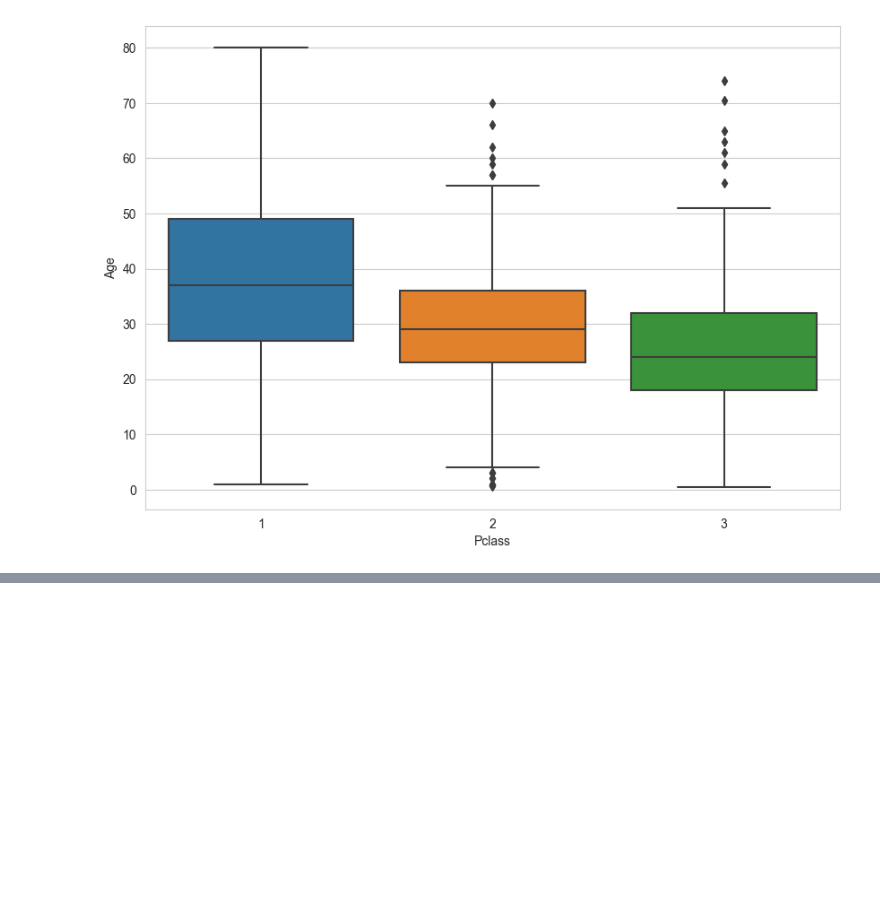
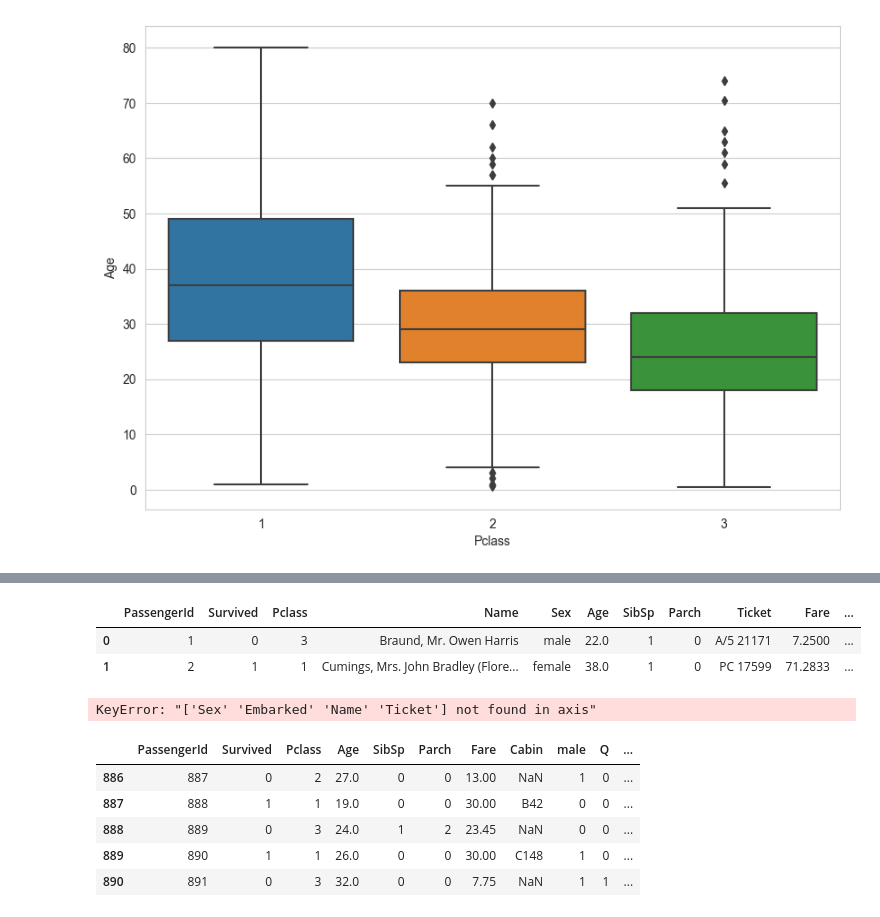
Before and after one commit to TatoSec/Python-DataScience-Practice, a Jupyter notebook: Logistic Regression/Practice/titanic_dataset.ipynb, the cells around one changed output, grey strips where cells are left out. Saved outputs shown, nothing was run; the diff lists cells and outputs as text; code cells hidden in the pictures; blank space fills up the shorter version.

```diff
--- a/Logistic Regression/Practice/titanic_dataset.ipynb
+++ b/Logistic Regression/Practice/titanic_dataset.ipynb
@@ -104,0 +116,2 @@ sns.heatmap(train.isnull(),yticklabels=False,cbar=False,cmap='viridis')
+# %%
+sex = pd.get_dummies(train['Sex'],drop_first=True)
@@ -104,0 +140,19 @@ sns.heatmap(train.isnull(),yticklabels=False,cbar=False,cmap='viridis')
+# %%
+train.head(2)
+# %% [output]
+|  | PassengerId | Survived | Pclass | Name | Sex | Age | SibSp | Parch | Ticket | Fare | ... |
+| 0 | 1 | 0 | 3 | Braund, Mr. Owen Harris | male | 22.0 | 1 | 0 | A/5 21171 | 7.2500 | ... |
+| 1 | 2 | 1 | 1 | Cumings, Mrs. John Bradley (Flore... | female | 38.0 | 1 | 0 | PC 17599 | 71.2833 | ... |
+# %%
+train.drop(['Sex','Embarked','Name','Ticket'],axis = 1,inplace=True)
+# %% [output]
+KeyError: "['Sex' 'Embarked' 'Name' 'Ticket'] not found in axis"
+# %%
+train.tail()
+# %% [output]
+|  | PassengerId | Survived | Pclass | Age | SibSp | Parch | Fare | Cabin | male | Q | ... |
+| 886 | 887 | 0 | 2 | 27.0 | 0 | 0 | 13.00 | NaN | 1 | 0 | ... |
+| 887 | 888 | 1 | 1 | 19.0 | 0 | 0 | 30.00 | B42 | 0 | 0 | ... |
+| 888 | 889 | 0 | 3 | 24.0 | 1 | 2 | 23.45 | NaN | 0 | 0 | ... |
+| 889 | 890 | 1 | 1 | 26.0 | 0 | 0 | 30.00 | C148 | 1 | 0 | ... |
+| 890 | 891 | 0 | 3 | 32.0 | 0 | 0 | 7.75 | NaN | 1 | 1 | ... |
```
Also changed, not shown: parts of 15 cells of this notebook.
